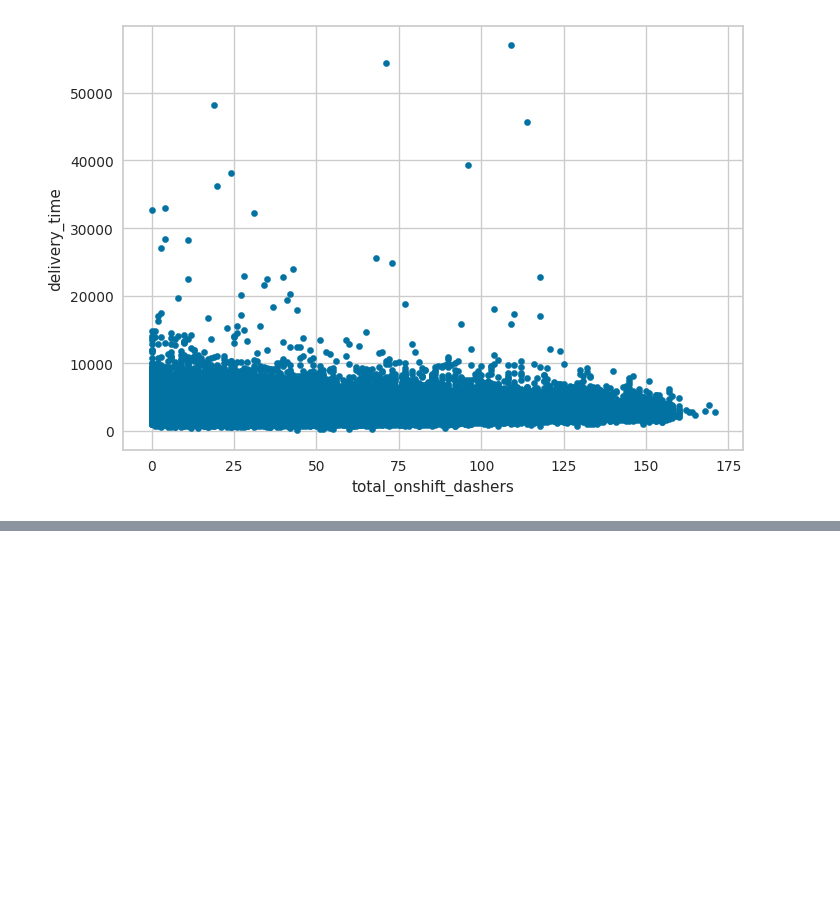
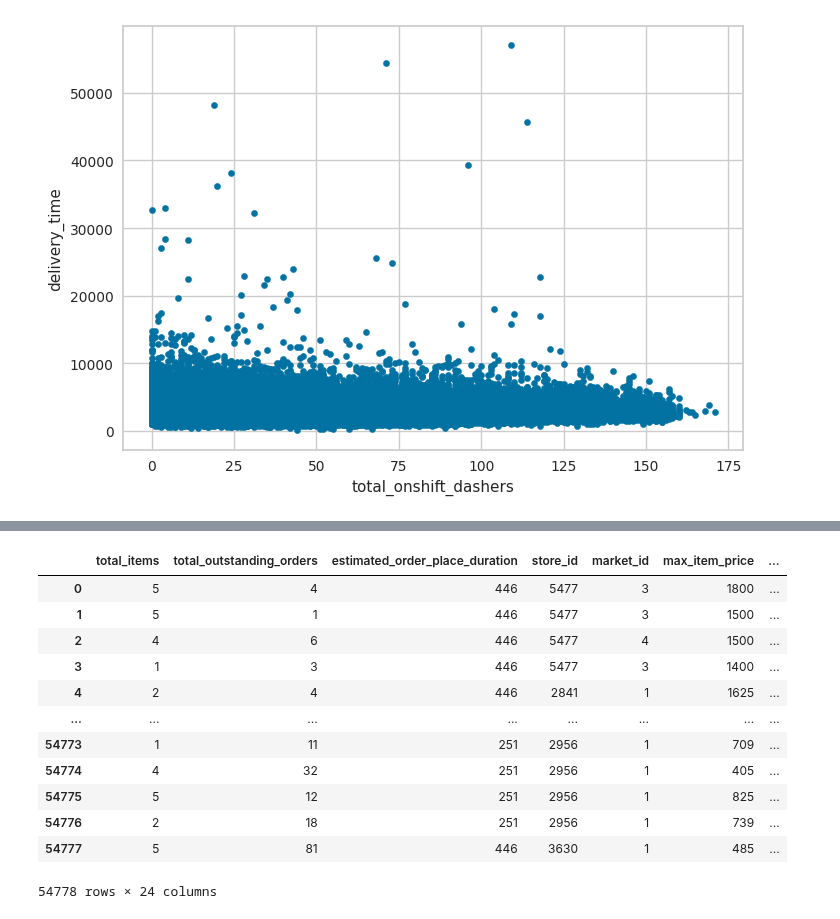
Before and after one commit to mindyng/2023-Business-Projects, a Jupyter notebook: doordash-delivery-time-prediction.ipynb, the cells around one changed output, grey strips where cells are left out. Saved outputs shown, nothing was run; the diff lists cells and outputs as text; code cells hidden in the pictures; blank space fills up the shorter version.

```diff
--- a/doordash-delivery-time-prediction.ipynb
+++ b/doordash-delivery-time-prediction.ipynb
@@ -1409,0 +1411,4 @@ data.plot.scatter(x='total_onshift_dashers', y='delivery_time')
+# %%
+#Get prediction data in
+df = pd.read_json("/kaggle/input/doordash-takehome/data_to_predict.json", lines=True)
+df.head()
@@ -1409,0 +1507,3 @@ data.plot.scatter(x='total_onshift_dashers', y='delivery_time')
+# %%
+df2 = df.drop(['delivery_id', 'created_at', 'platform'], axis=1)
+len(list(df2))
@@ -1409,0 +1528,16 @@ data.plot.scatter(x='total_onshift_dashers', y='delivery_time')
+# %%
+df2
+# %% [output]
+|  | total_items | total_outstanding_orders | estimated_order_place_duration | store_id | market_id | max_item_price | ... |
+| 0 | 5 | 4 | 446 | 5477 | 3 | 1800 | ... |
+| 1 | 5 | 1 | 446 | 5477 | 3 | 1500 | ... |
+| 2 | 4 | 6 | 446 | 5477 | 4 | 1500 | ... |
+| 3 | 1 | 3 | 446 | 5477 | 3 | 1400 | ... |
+| 4 | 2 | 4 | 446 | 2841 | 1 | 1625 | ... |
+| ... | ... | ... | ... | ... | ... | ... | ... |
+| 54773 | 1 | 11 | 251 | 2956 | 1 | 709 | ... |
+| 54774 | 4 | 32 | 251 | 2956 | 1 | 405 | ... |
+| 54775 | 5 | 12 | 251 | 2956 | 1 | 825 | ... |
+| 54776 | 2 | 18 | 251 | 2956 | 1 | 739 | ... |
+| 54777 | 5 | 81 | 446 | 3630 | 1 | 485 | ... |
+54778 rows × 24 columns
```
Also changed, not shown: parts of 19 cells of this notebook.
